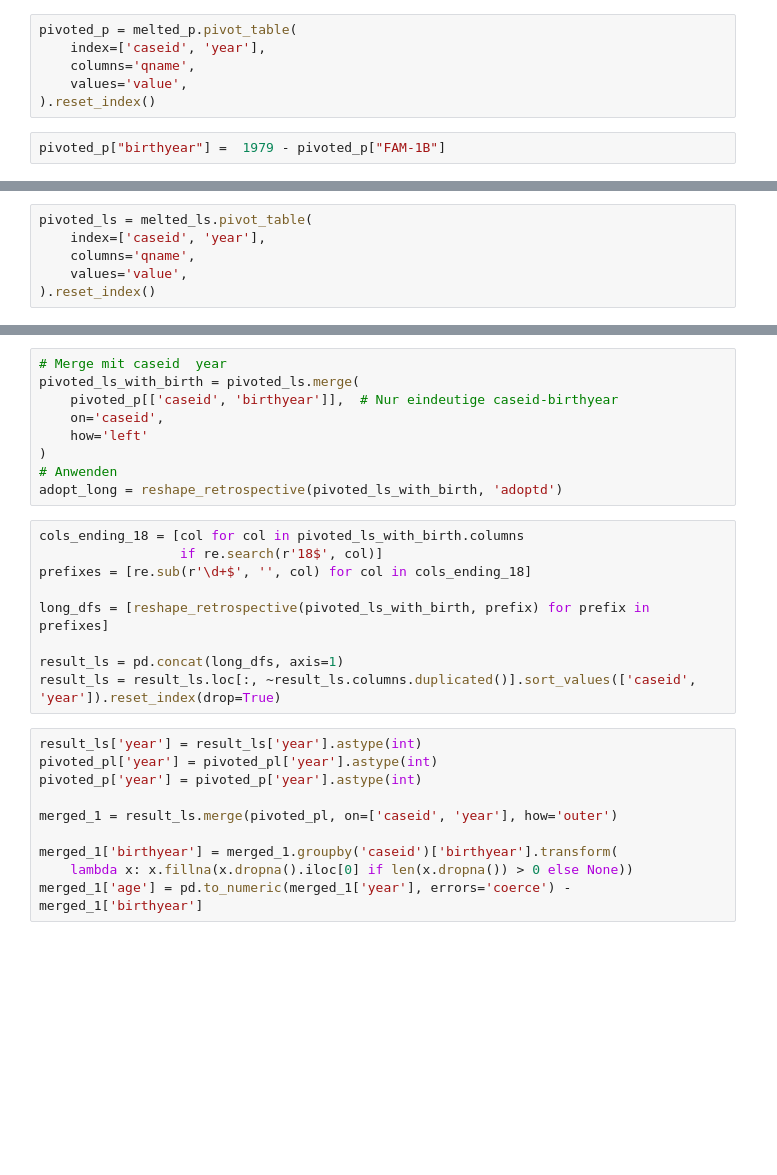
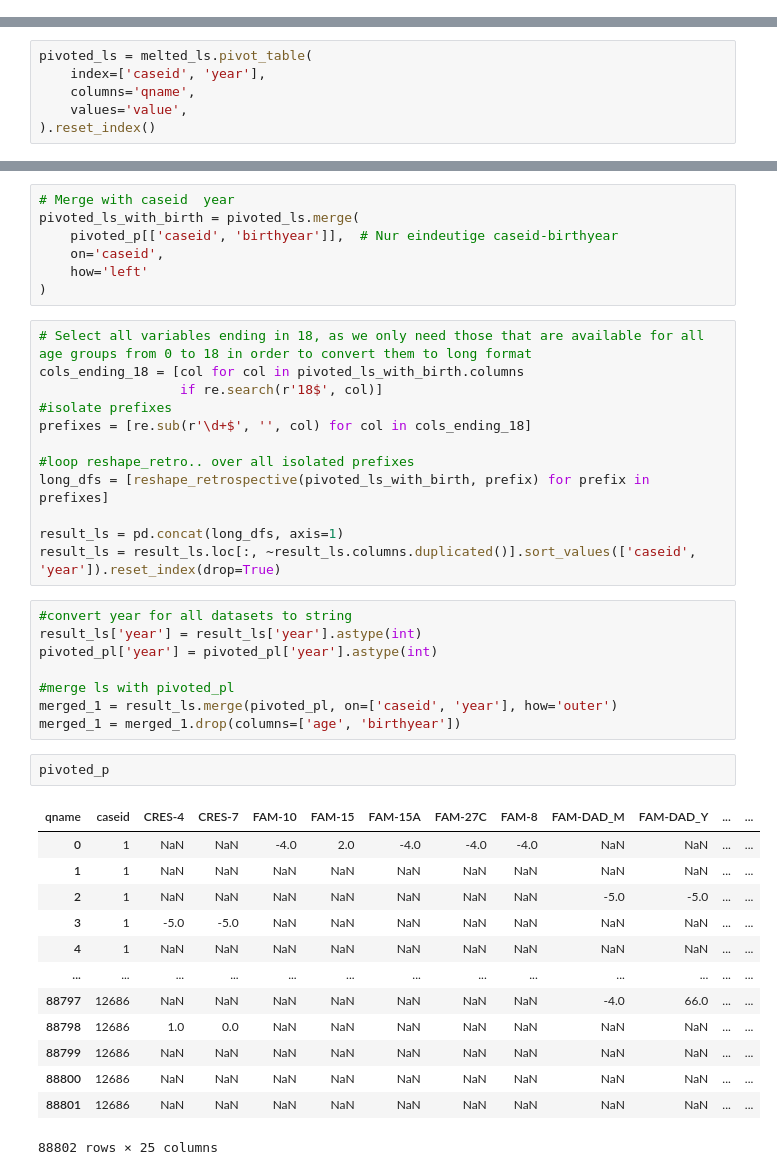
Before and after one commit to theoholler/Bookoflife, a Jupyter notebook: Original/reshape_theo.ipynb, the cells around one changed output, grey strips where cells are left out. Cells and saved outputs as stored; diff of their text form; blank space fills up the shorter version.

Commit message:
made huge mistake with p dataset, corrected it now it should be good

```diff
--- a/Original/reshape_theo.ipynb
+++ b/Original/reshape_theo.ipynb
@@ -120,8 +123,0 @@ melted_p["syear"] = pd.to_numeric(melted_p["year"], errors="coerce")
-# %%
-pivoted_p = melted_p.pivot_table(
-    index=['caseid', 'year'],
-    columns='qname',
-    values='value',
-).reset_index()
-# %%
-pivoted_p["birthyear"] =  1979 - pivoted_p["FAM-1B"]
@@ -197,31 +216,46 @@ def reshape_retrospective(df, var_prefix):
 
     return long[['caseid', 'year', 'age', 'birthyear', var_prefix]].sort_values(['caseid', 'year']).reset_index(drop=True)
 # %%
-# Merge mit caseid  year
+# Merge with caseid  year
 pivoted_ls_with_birth = pivoted_ls.merge(
     pivoted_p[['caseid', 'birthyear']],  # Nur eindeutige caseid-birthyear
     on='caseid',
     how='left'
 )
-# Anwenden
-adopt_long = reshape_retrospective(pivoted_ls_with_birth, 'adoptd')
 # %%
+# Select all variables ending in 18, as we only need those that are available for all age groups from 0 to 18 in order to convert them to long format
 cols_ending_18 = [col for col in pivoted_ls_with_birth.columns
                   if re.search(r'18$', col)]
+#isolate prefixes
 prefixes = [re.sub(r'\d+$', '', col) for col in cols_ending_18]
 
+#loop reshape_retro.. over all isolated prefixes
 long_dfs = [reshape_retrospective(pivoted_ls_with_birth, prefix) for prefix in prefixes]
 
 result_ls = pd.concat(long_dfs, axis=1)
 result_ls = result_ls.loc[:, ~result_ls.columns.duplicated()].sort_values(['caseid', 'year']).reset_index(drop=True)
 # %%
+#convert year for all datasets to string
 result_ls['year'] = result_ls['year'].astype(int)
 pivoted_pl['year'] = pivoted_pl['year'].astype(int)
-pivoted_p['year'] = pivoted_p['year'].astype(int)
 
+#merge ls with pivoted_pl
 merged_1 = result_ls.merge(pivoted_pl, on=['caseid', 'year'], how='outer')
-
-merged_1['birthyear'] = merged_1.groupby('caseid')['birthyear'].transform(
-    lambda x: x.fillna(x.dropna().iloc[0] if len(x.dropna()) > 0 else None))
-merged_1['age'] = pd.to_numeric(merged_1['year'], errors='coerce') - merged_1['birthyear']
+merged_1 = merged_1.drop(columns=['age', 'birthyear'])
+# %%
+pivoted_p
+# %% [output]
+| qname | caseid | CRES-4 | CRES-7 | FAM-10 | FAM-15 | FAM-15A | FAM-27C | FAM-8 | FAM-DAD_M | FAM-DAD_Y | ... | ... |
+| 0 | 1 | NaN | NaN | -4.0 | 2.0 | -4.0 | -4.0 | -4.0 | NaN | NaN | ... | ... |
+| 1 | 1 | NaN | NaN | NaN | NaN | NaN | NaN | NaN | NaN | NaN | ... | ... |
+| 2 | 1 | NaN | NaN | NaN | NaN | NaN | NaN | NaN | -5.0 | -5.0 | ... | ... |
+| 3 | 1 | -5.0 | -5.0 | NaN | NaN | NaN | NaN | NaN | NaN | NaN | ... | ... |
+| 4 | 1 | NaN | NaN | NaN | NaN | NaN | NaN | NaN | NaN | NaN | ... | ... |
+| ... | ... | ... | ... | ... | ... | ... | ... | ... | ... | ... | ... | ... |
+| 88797 | 12686 | NaN | NaN | NaN | NaN | NaN | NaN | NaN | -4.0 | 66.0 | ... | ... |
+| 88798 | 12686 | 1.0 | 0.0 | NaN | NaN | NaN | NaN | NaN | NaN | NaN | ... | ... |
+| 88799 | 12686 | NaN | NaN | NaN | NaN | NaN | NaN | NaN | NaN | NaN | ... | ... |
+| 88800 | 12686 | NaN | NaN | NaN | NaN | NaN | NaN | NaN | NaN | NaN | ... | ... |
+| 88801 | 12686 | NaN | NaN | NaN | NaN | NaN | NaN | NaN | NaN | NaN | ... | ... |
+88802 rows × 25 columns
 # %%
```
Also changed, not shown: parts of 16 cells of this notebook.
